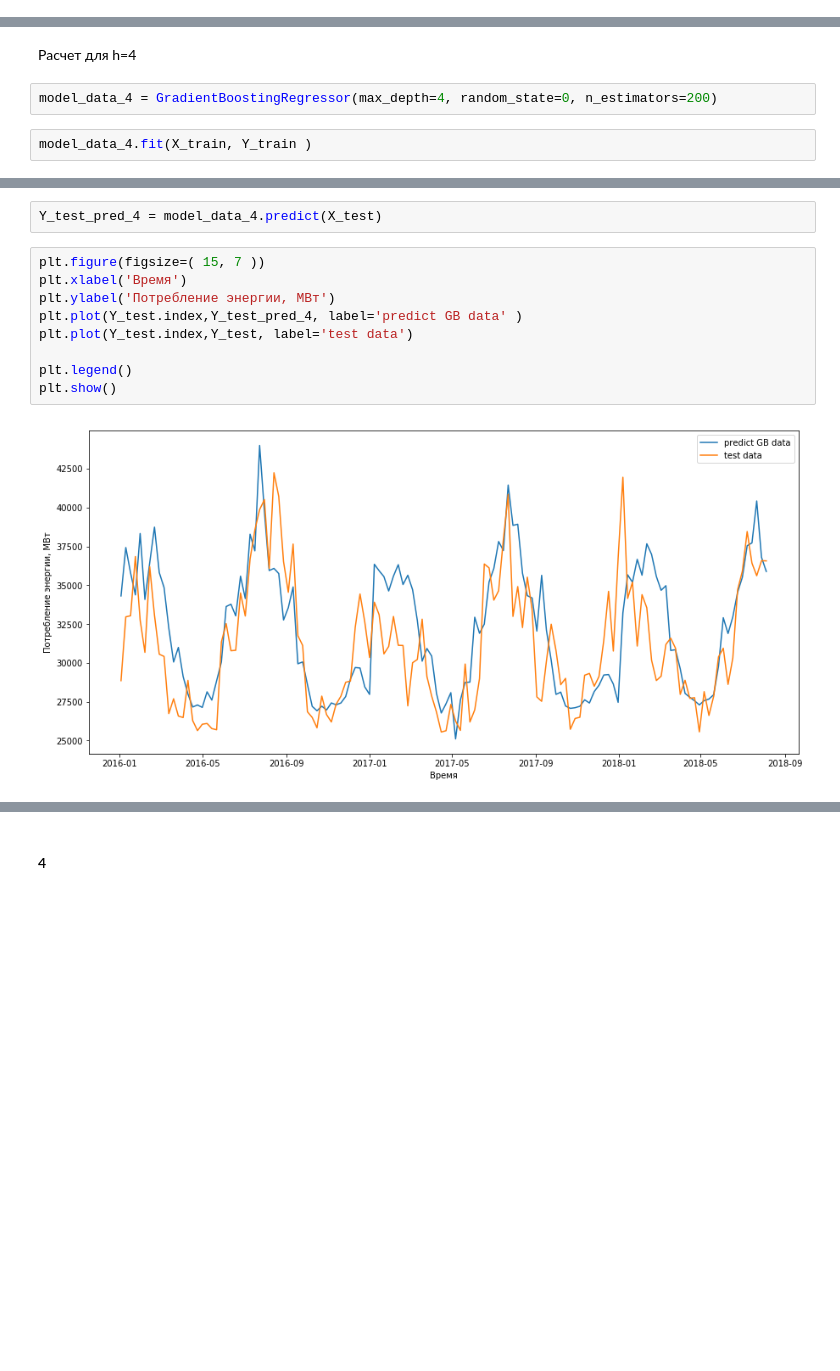
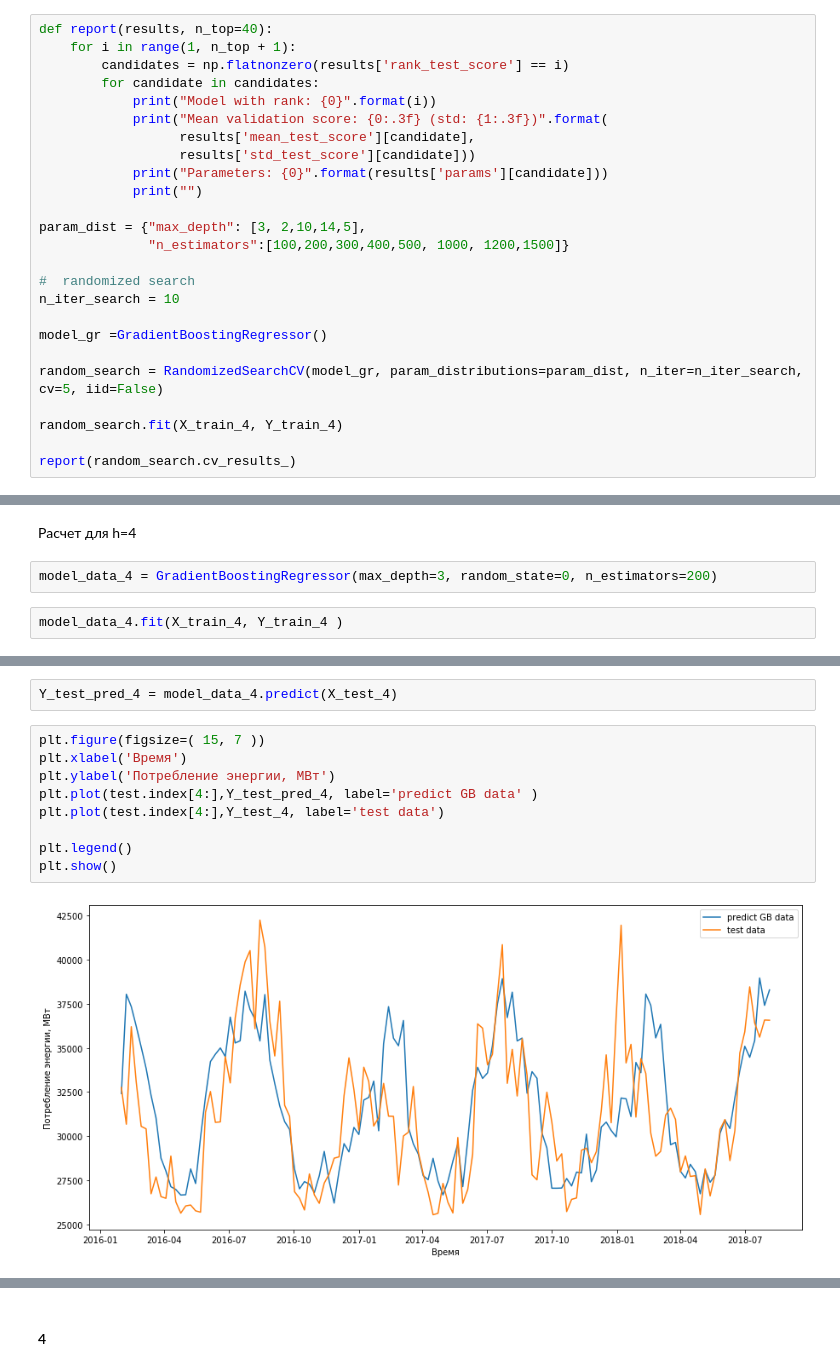
Before and after one commit to superpavelka/Machine-Learning-in-Business, a Jupyter notebook: Task4/Task4.ipynb, the cells around one changed output, grey strips where cells are left out. Cells and saved outputs as stored; diff of their text form; blank space fills up the shorter version.

```diff
--- a/Task4/Task4.ipynb
+++ b/Task4/Task4.ipynb
@@ -182,0 +190,25 @@ plt.show()
+# %%
+def report(results, n_top=40):
+    for i in range(1, n_top + 1):
+        candidates = np.flatnonzero(results['rank_test_score'] == i)
+        for candidate in candidates:
+            print("Model with rank: {0}".format(i))
+            print("Mean validation score: {0:.3f} (std: {1:.3f})".format(
+                  results['mean_test_score'][candidate],
+                  results['std_test_score'][candidate]))
+            print("Parameters: {0}".format(results['params'][candidate]))
+            print("")
+
+param_dist = {"max_depth": [3, 2,10,14,5],
+              "n_estimators":[100,200,300,400,500, 1000, 1200,1500]}
+
+#  randomized search
+n_iter_search = 10
+
+model_gr =GradientBoostingRegressor()
+
+random_search = RandomizedSearchCV(model_gr, param_distributions=param_dist, n_iter=n_iter_search, cv=5, iid=False)
+
+random_search.fit(X_train_4, Y_train_4)
+
+report(random_search.cv_results_)
@@ -183,8 +233,8 @@ plt.show()
 # %% [markdown]
 Расчет для h=4
 # %%
-model_data_4 = GradientBoostingRegressor(max_depth=4, random_state=0, n_estimators=200)
+model_data_4 = GradientBoostingRegressor(max_depth=3, random_state=0, n_estimators=200)
 # %%
-model_data_4.fit(X_train, Y_train )
+model_data_4.fit(X_train_4, Y_train_4 )
 # %% [output]
 GradientBoostingRegressor(alpha=0.9, criterion='friedman_mse', init=None,
@@ -196,16 +246,16 @@ GradientBoostingRegressor(alpha=0.9, criterion='friedman_mse', init=None,
              random_state=0, subsample=1.0, tol=0.0001,
              validation_fraction=0.1, verbose=0, warm_start=False)
 # %%
-Y_test_pred_4 = model_data_4.predict(X_test)
+Y_test_pred_4 = model_data_4.predict(X_test_4)
 # %%
 plt.figure(figsize=( 15, 7 ))
 plt.xlabel('Время')
 plt.ylabel('Потребление энергии, МВт')
-plt.plot(Y_test.index,Y_test_pred_4, label='predict GB data' )
-plt.plot(Y_test.index,Y_test, label='test data')
+plt.plot(test.index[4:],Y_test_pred_4, label='predict GB data' )
+plt.plot(test.index[4:],Y_test_4, label='test data')
 
 plt.legend()
 plt.show()
 # %% [output]
-[figure, old version]
+[figure, new version]
 # %%
```
Also changed, not shown: parts of 46 cells of this notebook.
